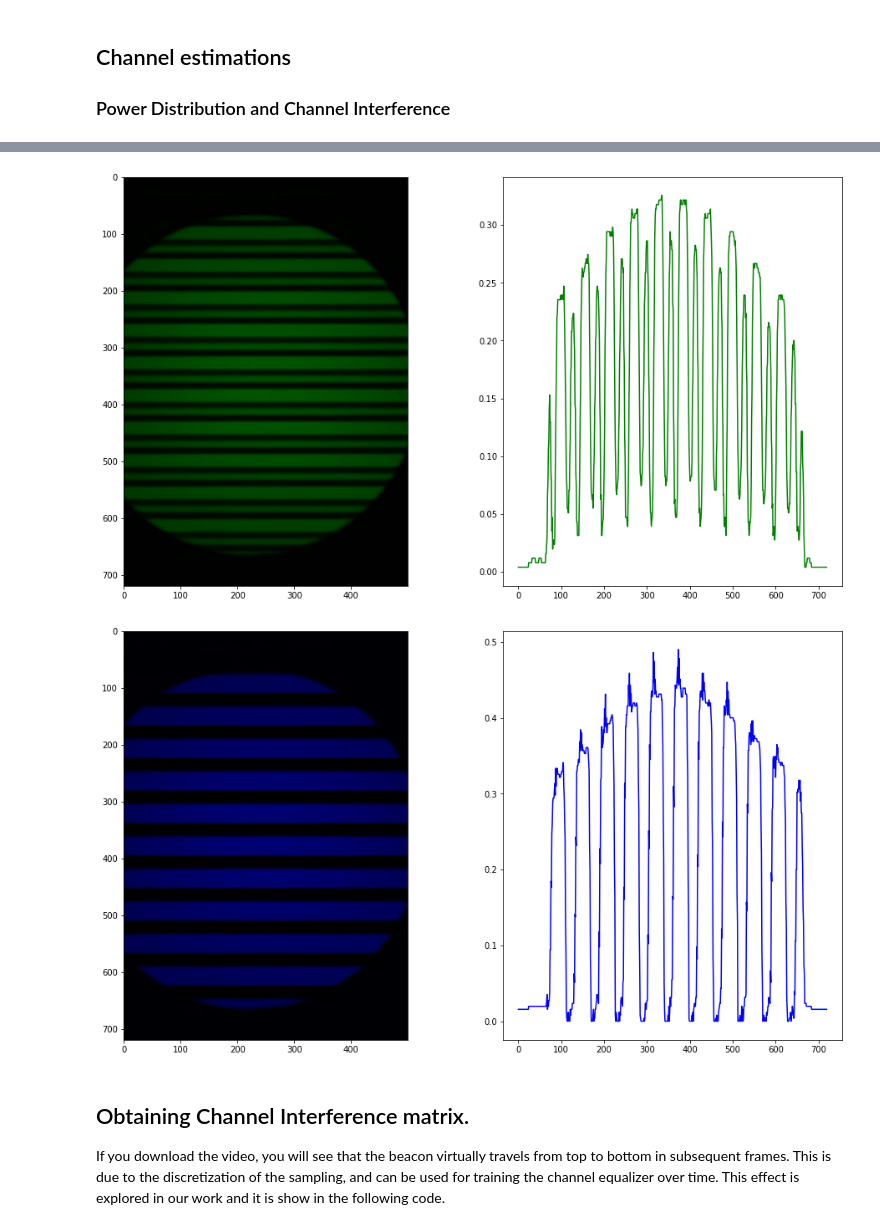
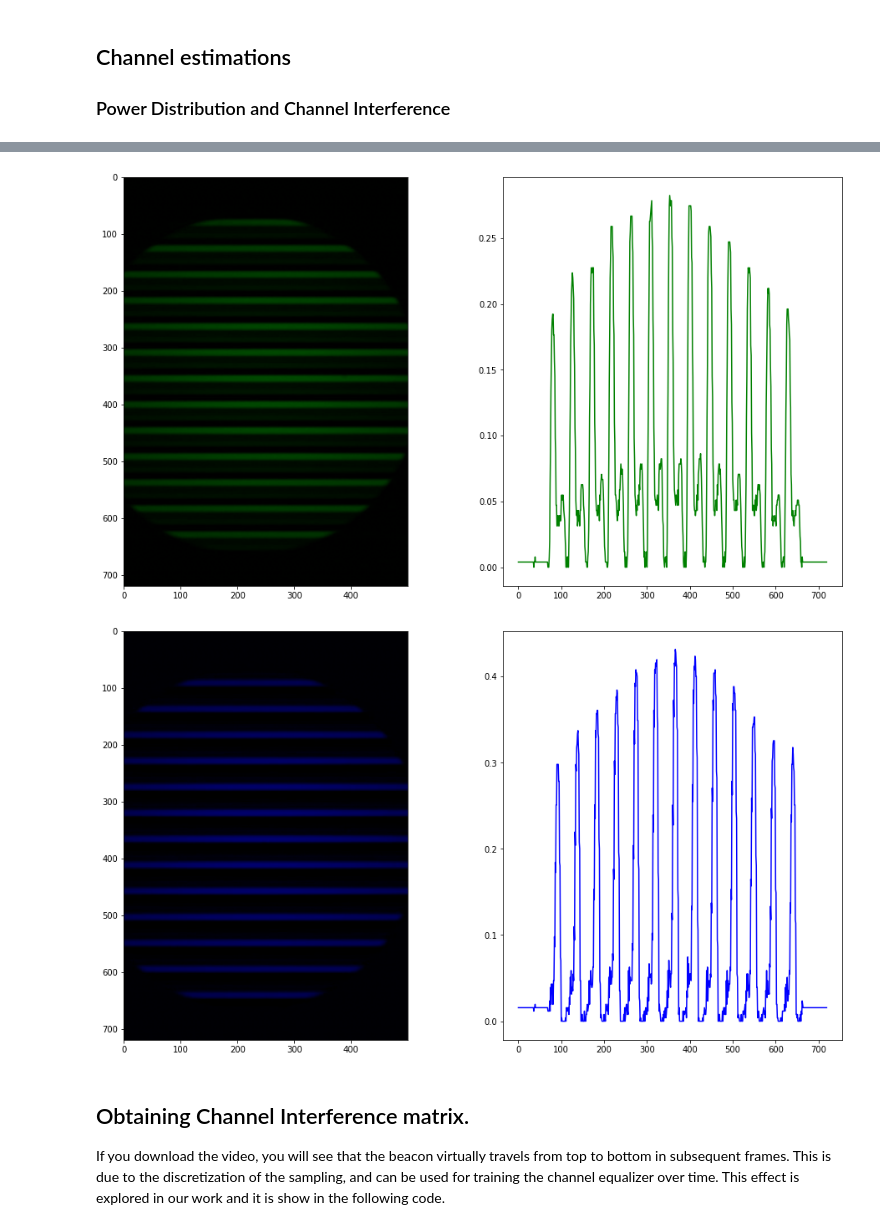
Before and after one commit to herfandinoviutami/Correlation-based-rx-notebook, a Jupyter notebook: occ_trainning.ipynb, the cells around one changed output, grey strips where cells are left out. Drawn from its saved outputs; the diff is of its cells as text; code cells hidden in the pictures.

```diff
--- a/occ_trainning.ipynb
+++ b/occ_trainning.ipynb
@@ -88,13 +82,14 @@ To do so, Let's execute the following code.
 # Creating a VideoCapture object
 video = cv2.VideoCapture('correlation-based-rx-media/video.mp4')
 status, frame = video.read()
-frame = frame.astype(np.float32)/255.0
+# frame = frame.astype(np.float32)/255.0
 plt.imshow(frame)
 plt.title('Synchronization beacon')
 plt.show()
+
 video.set(cv2.CAP_PROP_POS_FRAMES, 175)
-status, frame = video.read()
-plt.imshow(frame)
+status, data = video.read()
+plt.imshow(data)
 plt.title('Data packet')
 plt.show()
 # %% [output]
@@ -235,7 +230,7 @@ To do so, we are going to use a beacon signal that contains each symbol independ
 
 ### Power Distribution and Channel Interference
 # %%
-powerDistribution = frame.copy()
+powerDistribution = frame.copy()/255.0
 height,width,channels = powerDistribution.shape
 
 line = powerDistribution[:,600:601,:]
@@ -265,5 +260,5 @@ plt.show()
-[figure, old version]
+[figure, new version]
-[figure, old version]
+[figure, new version]
 # %% [markdown]
 ## Obtaining Channel Interference matrix.
 If you download the video, you will see that the beacon virtually travels from top to bottom in subsequent frames. This is due to the discretization of the sampling, and can be used for training the channel equalizer over time. This effect is explored in our work and it is show in the following code.
```
Also changed, not shown: parts of 5 cells of this notebook.
